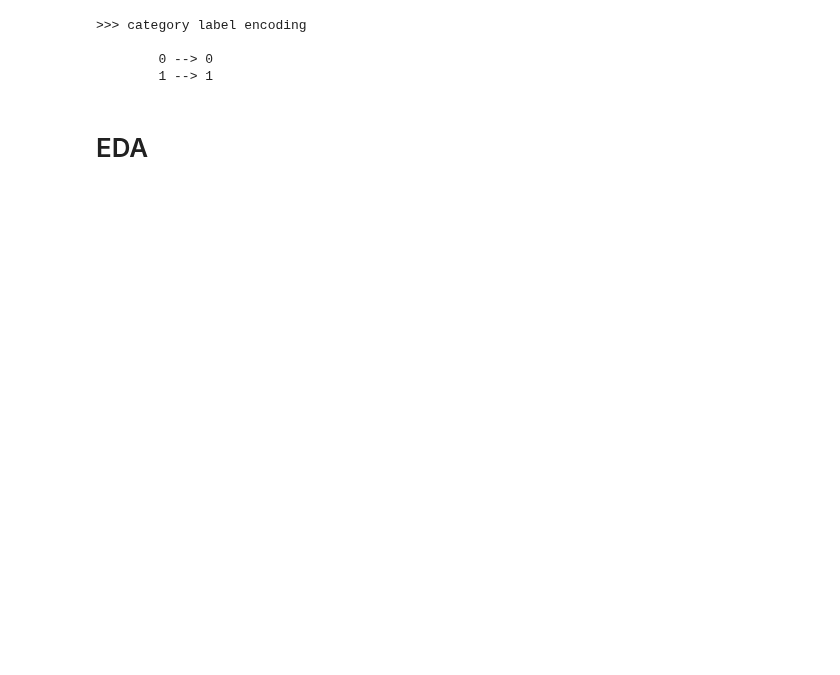
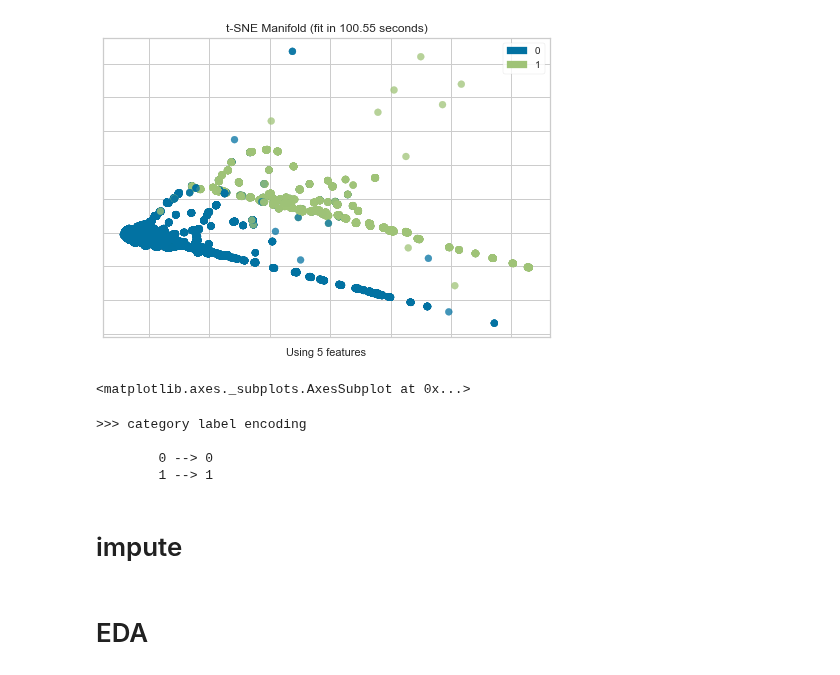
Before and after one commit to sudhu26/data-science-portfolio, a Jupyter notebook: kaggle/Titanic/kernel-Copy1.ipynb, the cells around one changed output. Saved outputs shown, nothing was run; the diff lists cells and outputs as text; code cells hidden in the pictures; blank space fills up the shorter version.

```diff
--- a/kaggle/Titanic/kernel-Copy1.ipynb
+++ b/kaggle/Titanic/kernel-Copy1.ipynb
@@ -1,3 +1,18 @@
+# %%
+from yellowbrick.features import Manifold
+from yellowbrick.datasets import load_occupancy
+
+# Load the classification dataset
+X, y = load_occupancy()
+
+# Instantiate the visualizer
+viz = Manifold(manifold="tsne", )
+
+viz.fit_transform(X, y)  # Fit the data to the visualizer
+viz.show()               # Finalize and render the figure
+# %% [output]
+[figure, added]
+<matplotlib.axes._subplots.AxesSubplot at 0x...>
 # %%
 import sys
 from sklearn.pipeline import make_pipeline
@@ -62,0 +113,2 @@ mlmachine_demo.update_dtypes()
+# %% [markdown]
+# impute
```
Also changed, not shown: parts of 16 cells of this notebook, 2 other files.
